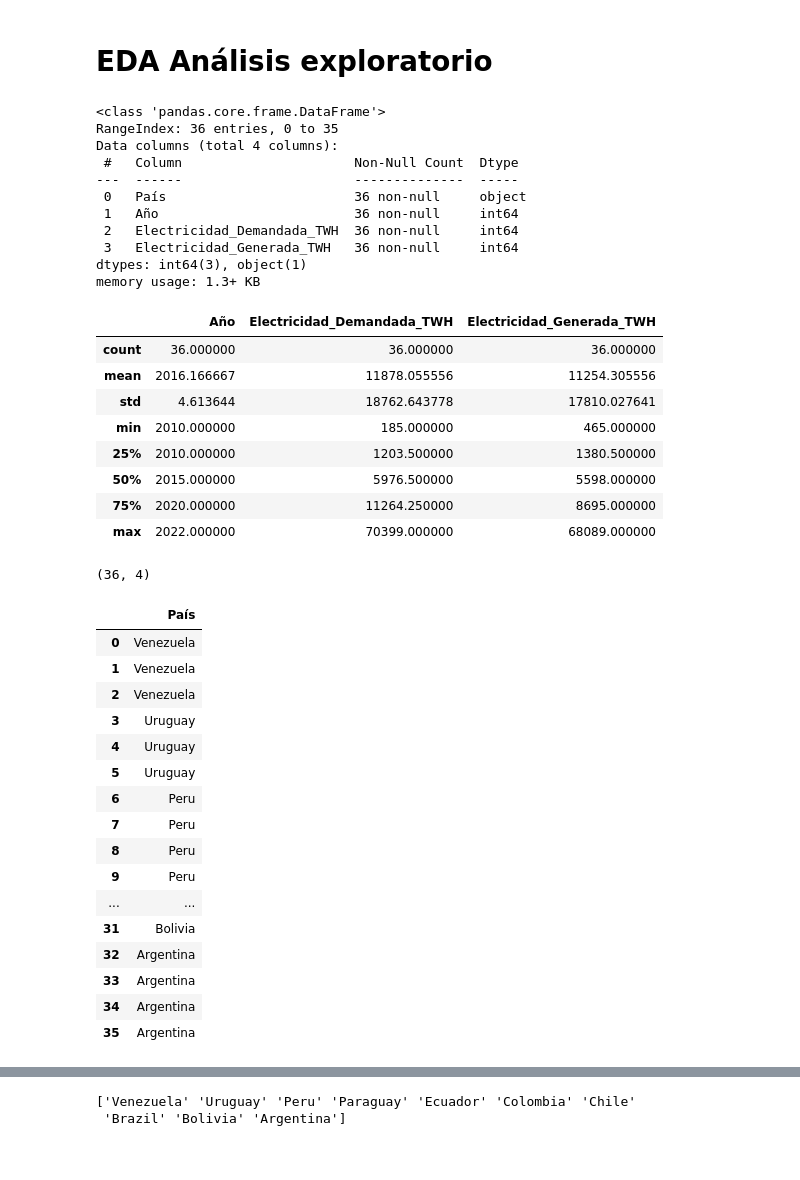
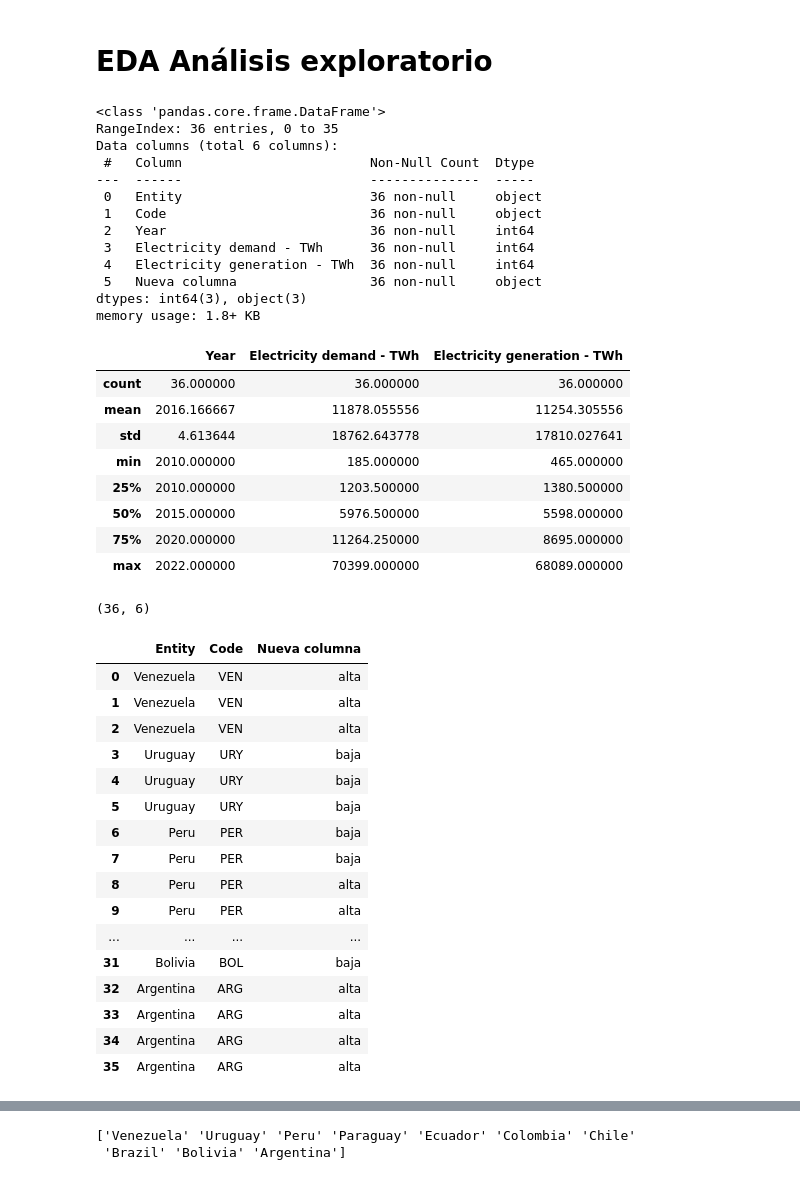
Before and after one commit to MarcoRiquelmeA/porfolio, a Jupyter notebook: 4. Portfolio Python Marco Riquelme.ipynb, the cells around one changed output, grey strips where cells are left out. Drawn from its saved outputs; the diff is of its cells as text; code cells hidden in the pictures.

```diff
--- a/4. Portfolio Python Marco Riquelme.ipynb
+++ b/4. Portfolio Python Marco Riquelme.ipynb
@@ -54,0 +61,8 @@ df_csv.head()
+# %%
+Columnas = ['Entity' , 'Code' , 'Year' , 'Electricity demand - TWh' , 'Electricity generation - TWh']
+#df_csv[Columnas].head()
+df_csv = df_csv[Columnas].copy()
+# %%
+
+df_csv['Nueva columna']=np.where( df_csv['Electricity demand - TWh']>5000,'alta', 'baja')
+df_csv.head()
@@ -123,23 +114,25 @@ df_t.head()
 # %%
 
 # Verificar la conversión
-df_t.info()
+df_csv.info()
 # %% [output]
 <class 'pandas.core.frame.DataFrame'>
 RangeIndex: 36 entries, 0 to 35
-Data columns (total 4 columns):
- #   Column                      Non-Null Count  Dtype
----  ------                      --------------  -----
- 0   País                        36 non-null     object
- 1   Año                         36 non-null     int64
- 2   Electricidad_Demandada_TWH  36 non-null     int64
- 3   Electricidad_Generada_TWH   36 non-null     int64
-dtypes: int64(3), object(1)
-memory usage: 1.3+ KB
+Data columns (total 6 columns):
+ #   Column                        Non-Null Count  Dtype
+---  ------                        --------------  -----
+ 0   Entity                        36 non-null     object
+ 1   Code                          36 non-null     object
+ 2   Year                          36 non-null     int64
+ 3   Electricity demand - TWh      36 non-null     int64
+ 4   Electricity generation - TWh  36 non-null     int64
+ 5   Nueva columna                 36 non-null     object
+dtypes: int64(3), object(3)
+memory usage: 1.8+ KB
 # %%
-df_t.describe()
+df_csv.describe()
 # %% [output]
-|  | Año | Electricidad_Demandada_TWH | Electricidad_Generada_TWH |
+|  | Year | Electricity demand - TWh | Electricity generation - TWh |
 | count | 36.000000 | 36.000000 | 36.000000 |
 | mean | 2016.166667 | 11878.055556 | 11254.305556 |
 | std | 4.613644 | 18762.643778 | 17810.027641 |
@@ -149,27 +142,27 @@ df_t.describe()
 | 75% | 2020.000000 | 11264.250000 | 8695.000000 |
 | max | 2022.000000 | 70399.000000 | 68089.000000 |
 # %%
-df_t.shape
+df_csv.shape
 # %% [output]
-(36, 4)
+(36, 6)
 # %%
-df_t.select_dtypes('object')
+df_csv.select_dtypes('object')
 # %% [output]
-|  | País |
-| 0 | Venezuela |
-| 1 | Venezuela |
-| 2 | Venezuela |
-| 3 | Uruguay |
-| 4 | Uruguay |
-| 5 | Uruguay |
-| 6 | Peru |
-| 7 | Peru |
-| 8 | Peru |
-| 9 | Peru |
-| ... | ... |
-| 31 | Bolivia |
-| 32 | Argentina |
-| 33 | Argentina |
-| 34 | Argentina |
-| 35 | Argentina |
+|  | Entity | Code | Nueva columna |
+| 0 | Venezuela | VEN | alta |
+| 1 | Venezuela | VEN | alta |
+| 2 | Venezuela | VEN | alta |
+| 3 | Uruguay | URY | baja |
+| 4 | Uruguay | URY | baja |
+| 5 | Uruguay | URY | baja |
+| 6 | Peru | PER | baja |
+| 7 | Peru | PER | baja |
+| 8 | Peru | PER | alta |
+| 9 | Peru | PER | alta |
+| ... | ... | ... | ... |
+| 31 | Bolivia | BOL | baja |
+| 32 | Argentina | ARG | alta |
+| 33 | Argentina | ARG | alta |
+| 34 | Argentina | ARG | alta |
+| 35 | Argentina | ARG | alta |
 # %%
```
Also changed, not shown: parts of 16 cells of this notebook.
